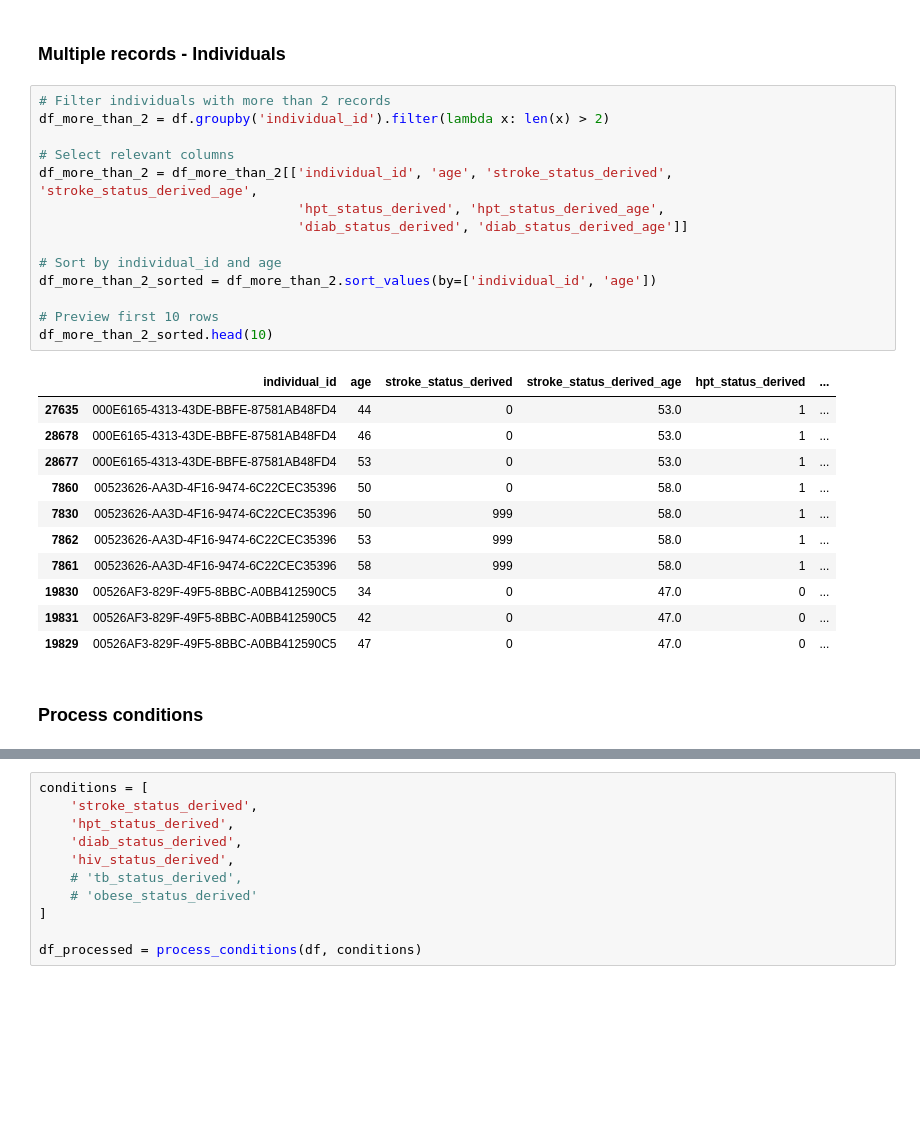
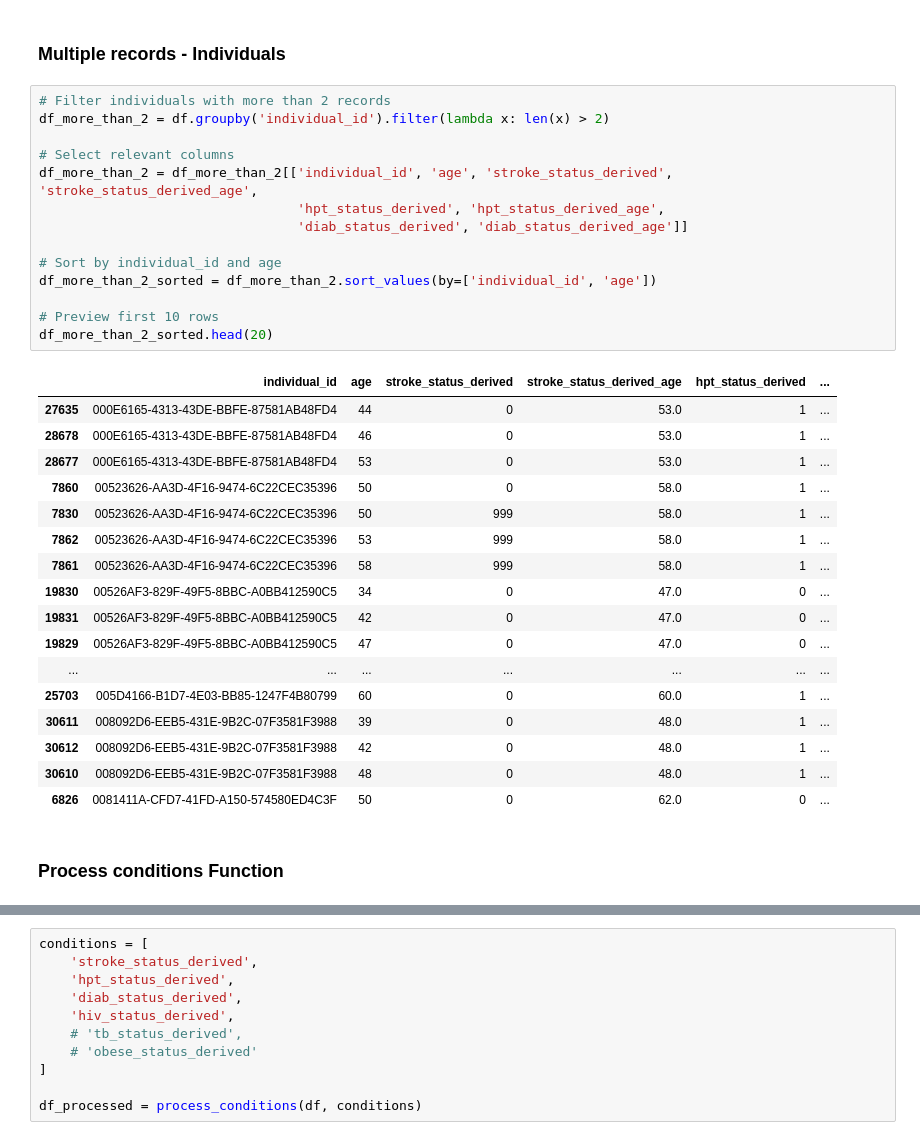
Before and after one commit to dmainagithub/stroke-work, a Jupyter notebook: Stroke_Data_Processing derived.ipynb, the cells around one changed output, grey strips where cells are left out. Cells and saved outputs as stored; diff of their text form; blank space fills up the shorter version.

```diff
--- a/Stroke_Data_Processing derived.ipynb
+++ b/Stroke_Data_Processing derived.ipynb
@@ -760,31 +760,37 @@ df.head()
 # %%
 # Filter individuals with more than 2 records
 df_more_than_2 = df.groupby('individual_id').filter(lambda x: len(x) > 2)
 
 # Select relevant columns
 df_more_than_2 = df_more_than_2[['individual_id', 'age', 'stroke_status_derived', 'stroke_status_derived_age',
                                  'hpt_status_derived', 'hpt_status_derived_age',
                                  'diab_status_derived', 'diab_status_derived_age']]
 
 # Sort by individual_id and age
 df_more_than_2_sorted = df_more_than_2.sort_values(by=['individual_id', 'age'])
 
 # Preview first 10 rows
-df_more_than_2_sorted.head(10)
+df_more_than_2_sorted.head(20)
 # %% [output]
 |  | individual_id | age | stroke_status_derived | stroke_status_derived_age | hpt_status_derived | ... |
 | 27635 | 000E6165-4313-43DE-BBFE-87581AB48FD4 | 44 | 0 | 53.0 | 1 | ... |
 | 28678 | 000E6165-4313-43DE-BBFE-87581AB48FD4 | 46 | 0 | 53.0 | 1 | ... |
 | 28677 | 000E6165-4313-43DE-BBFE-87581AB48FD4 | 53 | 0 | 53.0 | 1 | ... |
 | 7860 | 00523626-AA3D-4F16-9474-6C22CEC35396 | 50 | 0 | 58.0 | 1 | ... |
 | 7830 | 00523626-AA3D-4F16-9474-6C22CEC35396 | 50 | 999 | 58.0 | 1 | ... |
 | 7862 | 00523626-AA3D-4F16-9474-6C22CEC35396 | 53 | 999 | 58.0 | 1 | ... |
 | 7861 | 00523626-AA3D-4F16-9474-6C22CEC35396 | 58 | 999 | 58.0 | 1 | ... |
 | 19830 | 00526AF3-829F-49F5-8BBC-A0BB412590C5 | 34 | 0 | 47.0 | 0 | ... |
 | 19831 | 00526AF3-829F-49F5-8BBC-A0BB412590C5 | 42 | 0 | 47.0 | 0 | ... |
 | 19829 | 00526AF3-829F-49F5-8BBC-A0BB412590C5 | 47 | 0 | 47.0 | 0 | ... |
+| ... | ... | ... | ... | ... | ... | ... |
+| 25703 | 005D4166-B1D7-4E03-BB85-1247F4B80799 | 60 | 0 | 60.0 | 1 | ... |
+| 30611 | 008092D6-EEB5-431E-9B2C-07F3581F3988 | 39 | 0 | 48.0 | 1 | ... |
+| 30612 | 008092D6-EEB5-431E-9B2C-07F3581F3988 | 42 | 0 | 48.0 | 1 | ... |
+| 30610 | 008092D6-EEB5-431E-9B2C-07F3581F3988 | 48 | 0 | 48.0 | 1 | ... |
+| 6826 | 0081411A-CFD7-41FD-A150-574580ED4C3F | 50 | 0 | 62.0 | 0 | ... |
 # %% [markdown]
-### Process conditions
+### Process conditions Function
 # %%
 import pandas as pd
 import numpy as np
```
Also changed, not shown: parts of 9 cells of this notebook.
